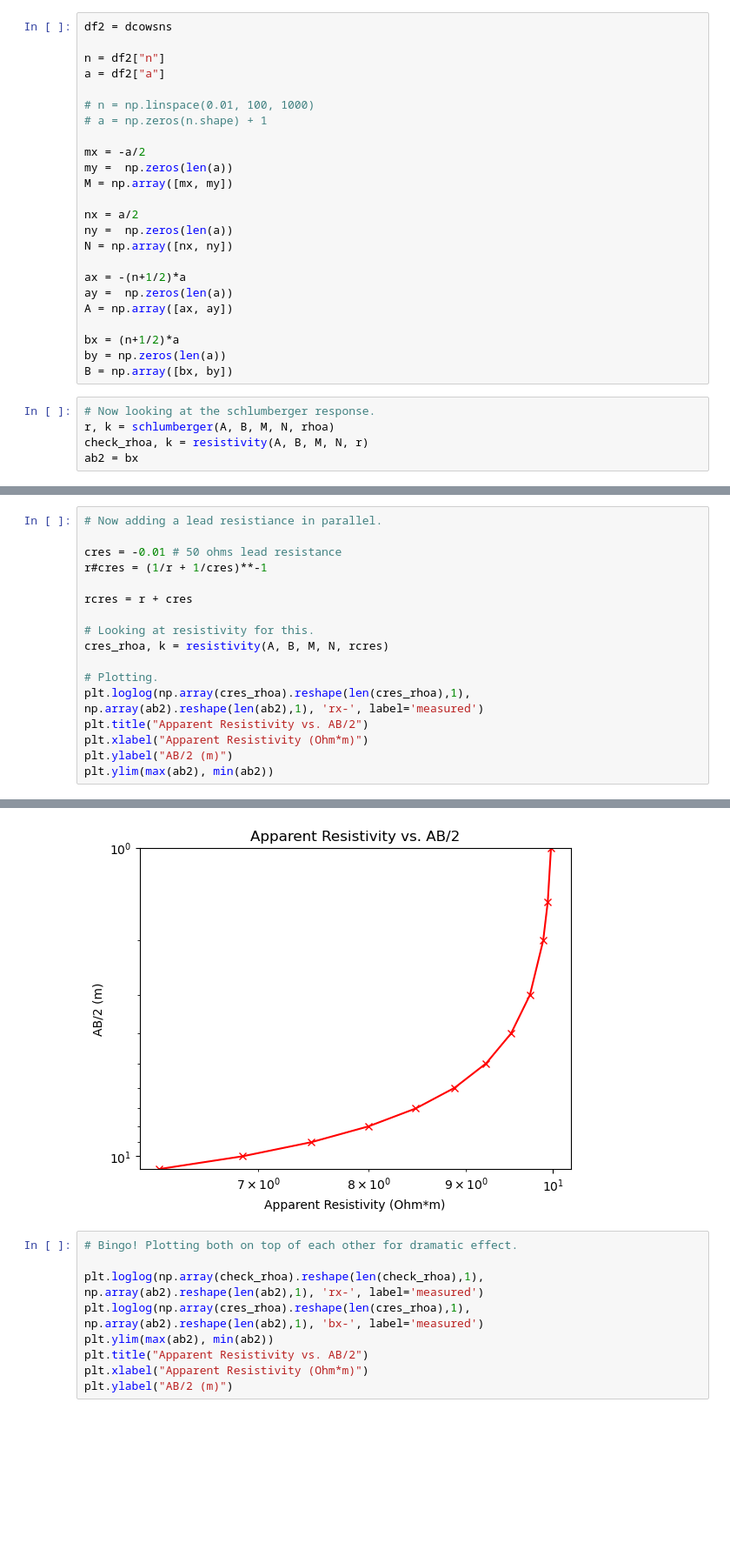
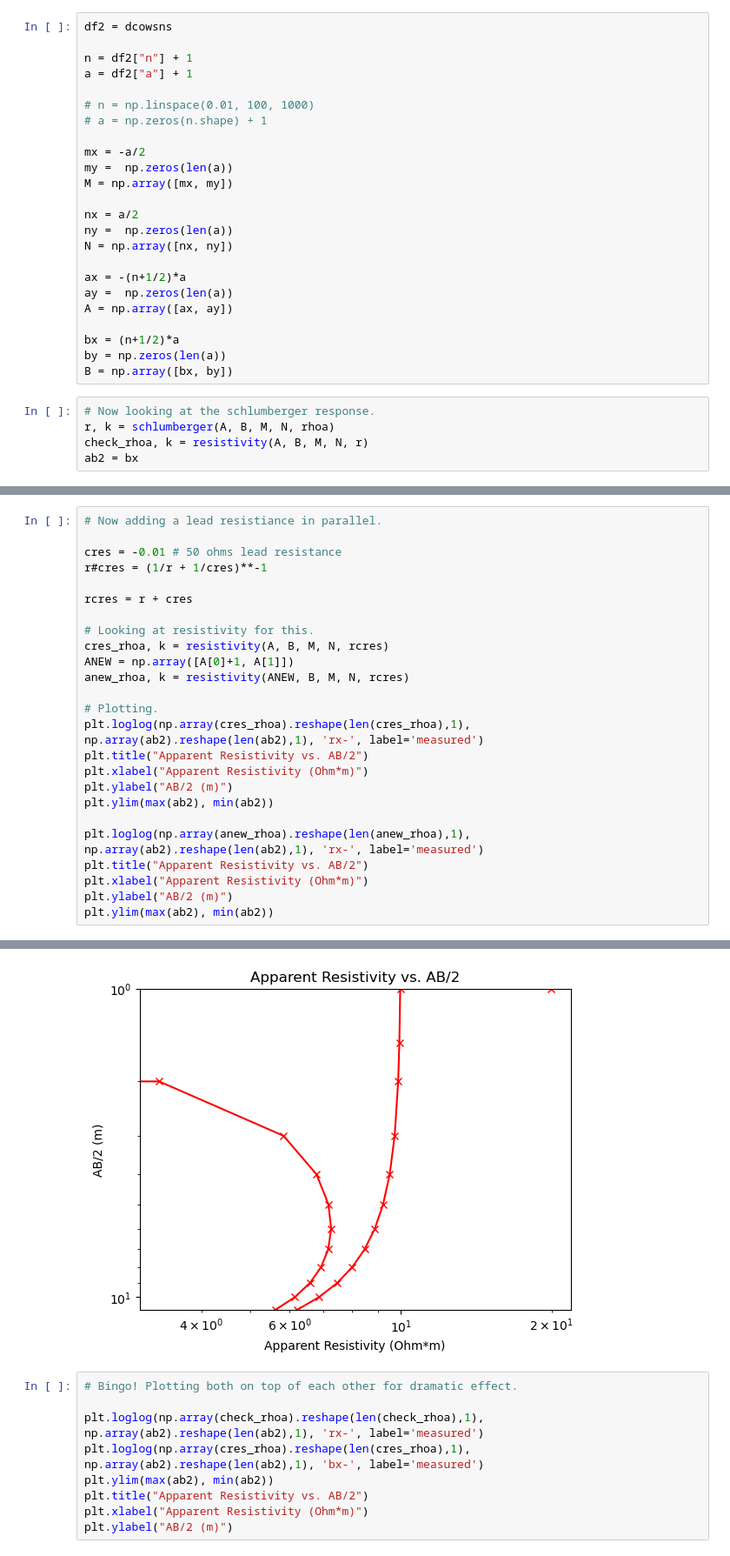
Before and after one commit to GarimaPrabhakar/bert-practice, a Jupyter notebook: tryingstuff/lead_resistances.ipynb, the cells around one changed output, grey strips where cells are left out. Shown: that part at 87% size. Drawn from its saved outputs; the diff is of its cells as text; blank space fills up the shorter version.

```diff
--- a/tryingstuff/lead_resistances.ipynb
+++ b/tryingstuff/lead_resistances.ipynb
@@ -68,8 +68,8 @@ mjackns = pd.read_csv(io.StringIO('\n'.join(rows[68:])), names=colnames)
 # %%
 df2 = dcowsns
 
-n = df2["n"]
-a = df2["a"]
+n = df2["n"] + 1
+a = df2["a"] + 1
 
 # n = np.linspace(0.01, 100, 1000)
 # a = np.zeros(n.shape) + 1
@@ -106,23 +106,31 @@ Text(0, 0.5, 'AB/2 (m)')
 # %%
 # Now adding a lead resistiance in parallel.
 
 cres = -0.01 # 50 ohms lead resistance
 r#cres = (1/r + 1/cres)**-1
 
 rcres = r + cres
 
 # Looking at resistivity for this.
 cres_rhoa, k = resistivity(A, B, M, N, rcres)
+ANEW = np.array([A[0]+1, A[1]])
+anew_rhoa, k = resistivity(ANEW, B, M, N, rcres)
 
 # Plotting.
 plt.loglog(np.array(cres_rhoa).reshape(len(cres_rhoa),1), np.array(ab2).reshape(len(ab2),1), 'rx-', label='measured')
 plt.title("Apparent Resistivity vs. AB/2")
 plt.xlabel("Apparent Resistivity (Ohm*m)")
 plt.ylabel("AB/2 (m)")
 plt.ylim(max(ab2), min(ab2))
+
+plt.loglog(np.array(anew_rhoa).reshape(len(anew_rhoa),1), np.array(ab2).reshape(len(ab2),1), 'rx-', label='measured')
+plt.title("Apparent Resistivity vs. AB/2")
+plt.xlabel("Apparent Resistivity (Ohm*m)")
+plt.ylabel("AB/2 (m)")
+plt.ylim(max(ab2), min(ab2))
 # %% [output]
 (11.0, 1.0)
-[figure, old version]
+[figure, new version]
 # %%
 # Bingo! Plotting both on top of each other for dramatic effect.
 
```
Also changed, not shown: parts of 1 cell of this notebook, 2 other files.
